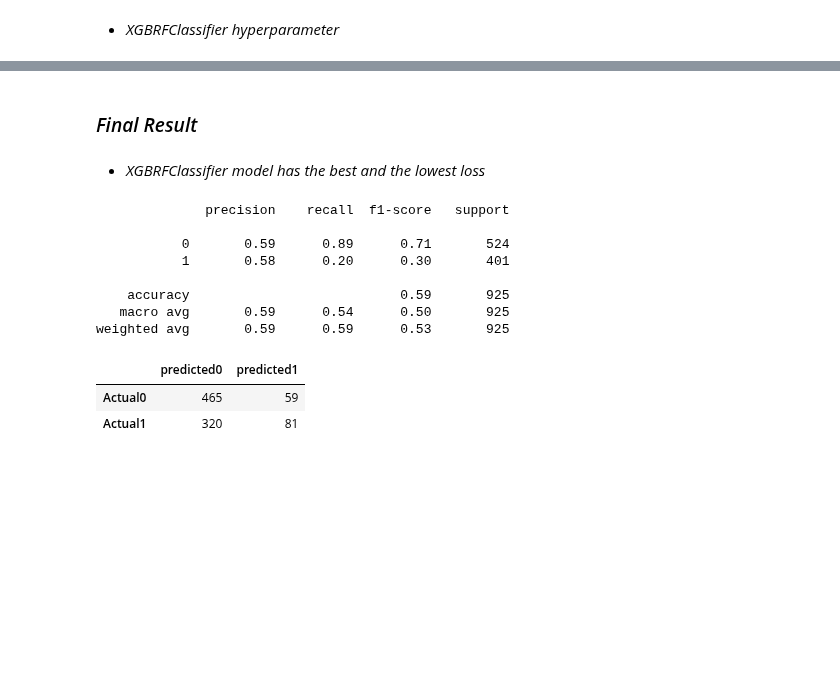
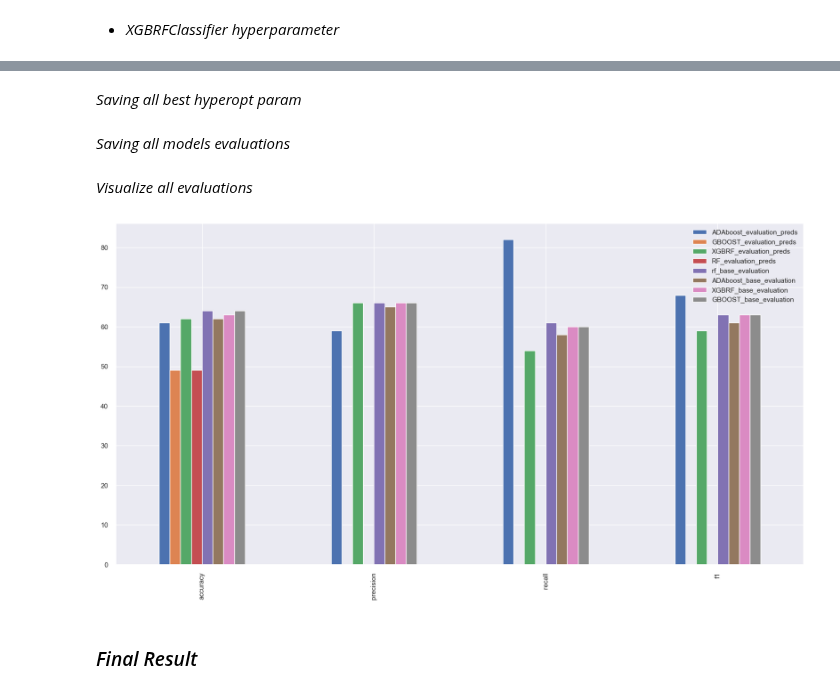
Before and after one commit to omars1234/Insurance_Analysis, a Jupyter notebook: Notebooks/Data_Classification/gender_classification.ipynb, the cells around one changed output, grey strips where cells are left out. Saved outputs shown, nothing was run; the diff lists cells and outputs as text; code cells hidden in the pictures; blank space fills up the shorter version.

```diff
--- a/Notebooks/Data_Classification/gender_classification.ipynb
+++ b/Notebooks/Data_Classification/gender_classification.ipynb
@@ -166,7 +195,8 @@ search_spaces ={
 space=search_spaces["AdaBoostClassifier"]
 def hyperparameter_tuning(space):
     clf = AdaBoostClassifier(**space)
-    acc = cross_val_score(clf, x_train,y_train,scoring="accuracy").mean()
+    clf.fit(x_train,y_train)
+    acc = accuracy_score(y_test,clf.predict(x_test))
     return {"loss": -acc, "status": STATUS_OK}
 
 trials = Trials()
@@ -177,4 +207,3 @@ best_AdaBoostClassifier = fmin(
     max_evals=10,
     trials=trials
 )
-print(best_AdaBoostClassifier)
@@ -243 +350,3 @@ print(best_XGBRFClassifier)
+# %% [markdown]
+*Saving all best hyperopt param*
 # %%
@@ -246,0 +364,2 @@ with open ("C:/Users/Omar/Desktop/Omar_Files/Python_Analysis/Auto_Insurance/outc
+# %% [markdown]
+*Saving all models evaluations*
@@ -247,28 +381,20 @@ with open ("C:/Users/Omar/Desktop/Omar_Files/Python_Analysis/Auto_Insurance/outc
+# %% [markdown]
+*Visualize all evaluations*
+# %%
+np.random.seed(42)
+comparison=pd.DataFrame({
+    "ADAboost_evaluation_preds" : ADAboost_evaluation_preds,
+    "GBOOST_evaluation_preds" :GBOOST_evaluation_preds,
+    "XGBRF_evaluation_preds" :XGBRF_evaluation_preds,
+    "RF_evaluation_preds" :RF_evaluation_preds,
+    "rf_base_evaluation":rf_base_evaluation,
+    "ADAboost_base_evaluation":ADAboost_base_evaluation,
+    "XGBRF_base_evaluation":XGBRF_base_evaluation,
+    "GBOOST_base_evaluation":GBOOST_base_evaluation
+})
+comparison.plot(kind="bar",figsize=(20,10))
+plt.savefig('C:/Users/Omar/Desktop/Omar_Files/Python_Analysis/Auto_Insurance/outcomes/modelsEvaluationsGraphs/gender_EvaluationsGraph.png',dpi=500);
+# %% [output]
+[figure, added]
 # %% [markdown]
 ### *Final Result*
-# %% [markdown]
-* *XGBRFClassifier model has the best and the lowest loss*
-# %%
-model = XGBRFClassifier(**best_XGBRFClassifier)
-model.fit(x_train,y_train)
-predicted=model.predict(x_test)
-print(classification_report(y_test,predicted))
-# %% [output]
-              precision    recall  f1-score   support
-
-           0       0.59      0.89      0.71       524
-           1       0.58      0.20      0.30       401
-
-    accuracy                           0.59       925
-   macro avg       0.59      0.54      0.50       925
-weighted avg       0.59      0.59      0.53       925
-# %%
-unique_labels(y_test)
-labels=unique_labels(y_test)
-col_names=[f"predicted{label}"for label in labels ]
-index_names=[f"Actual{label}"for label in labels ]
-pd.DataFrame(confusion_matrix(y_test, predicted),columns=col_names,index=index_names)
-# %% [output]
-|  | predicted0 | predicted1 |
-| Actual0 | 465 | 59 |
-| Actual1 | 320 | 81 |
```
Also changed, not shown: parts of 29 cells of this notebook, 22 other files.
